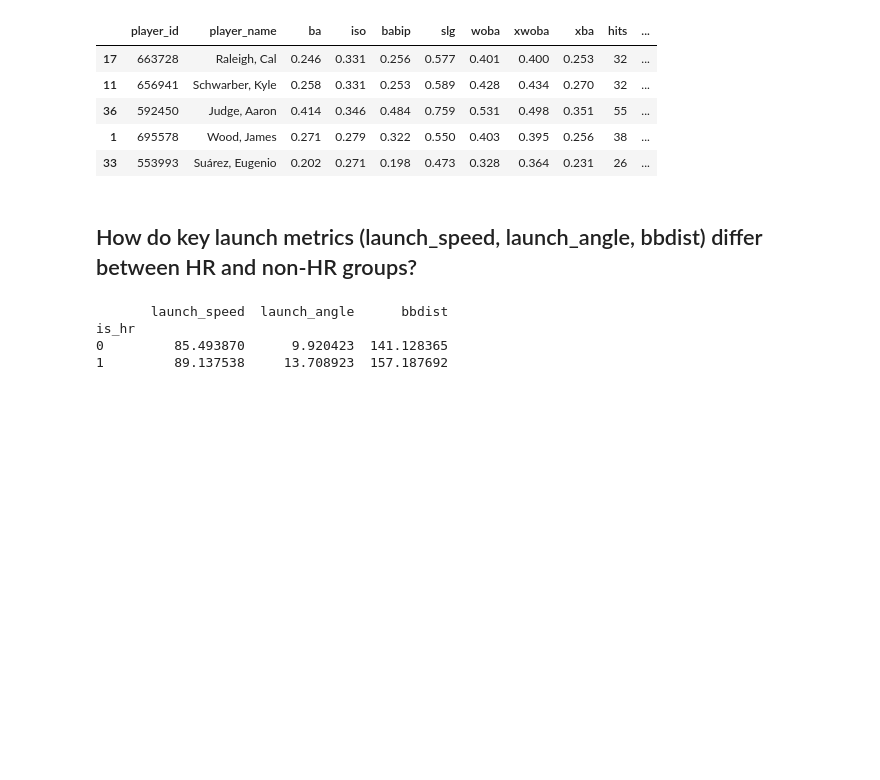
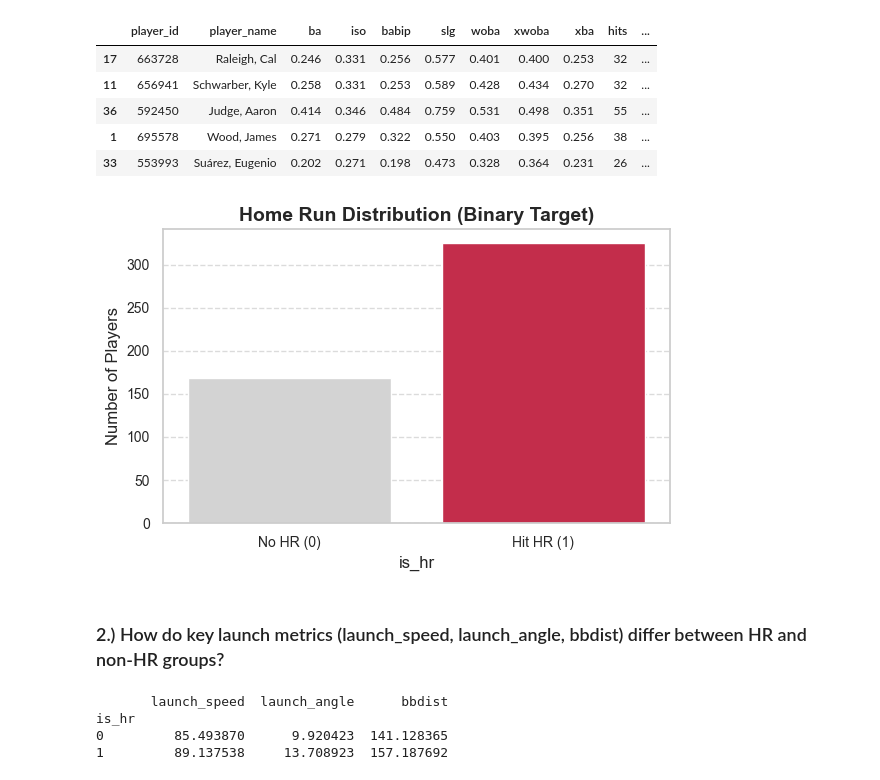
Before and after one commit to meganclapinski25/mlb-hr-prediction, a Jupyter notebook: notebooks/01_exploratory_analysis.ipynb, the cells around one changed output. Cells and saved outputs as stored; diff of their text form; code cells hidden in the pictures; blank space fills up the shorter version.

```diff
--- a/notebooks/01_exploratory_analysis.ipynb
+++ b/notebooks/01_exploratory_analysis.ipynb
@@ -266,8 +275,21 @@ dataset_hr.head()
 | 36 | 592450 | Judge, Aaron | 0.414 | 0.346 | 0.484 | 0.759 | 0.531 | 0.498 | 0.351 | 55 | ... |
 | 1 | 695578 | Wood, James | 0.271 | 0.279 | 0.322 | 0.550 | 0.403 | 0.395 | 0.256 | 38 | ... |
 | 33 | 553993 | Suárez, Eugenio | 0.202 | 0.271 | 0.198 | 0.473 | 0.328 | 0.364 | 0.231 | 26 | ... |
+# %%
+plt.figure(figsize=(6, 4))
+sns.countplot(x='is_hr', hue='is_hr', data=df, palette={0: 'lightgray', 1: 'crimson'}, legend=False)
+
+plt.title('Home Run Distribution (Binary Target)', fontsize=14, fontweight='bold')
+plt.ylabel('Number of Players', fontsize=12)
+plt.xticks(ticks=[0, 1], labels=['No HR (0)', 'Hit HR (1)'], fontsize=10)
+plt.yticks(fontsize=10)
+plt.grid(axis='y', linestyle='--', alpha=0.7)
+plt.tight_layout()
+plt.show()
+# %% [output]
+[figure, added]
 # %% [markdown]
-## How do key launch metrics (launch_speed, launch_angle, bbdist) differ between HR and non-HR groups?
+### 2.) How do key launch metrics (launch_speed, launch_angle, bbdist) differ between HR and non-HR groups?
 # %%
 homerun_group = df.groupby('is_hr')[['launch_speed', 'launch_angle','bbdist']].mean()
 
```
Also changed, not shown: parts of 20 cells of this notebook.
